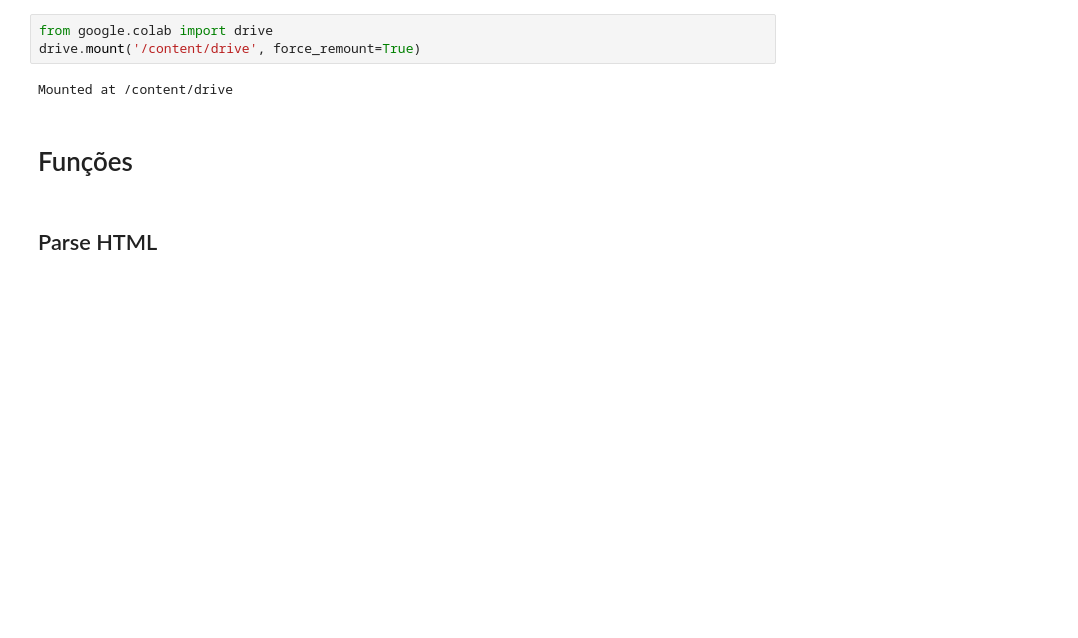
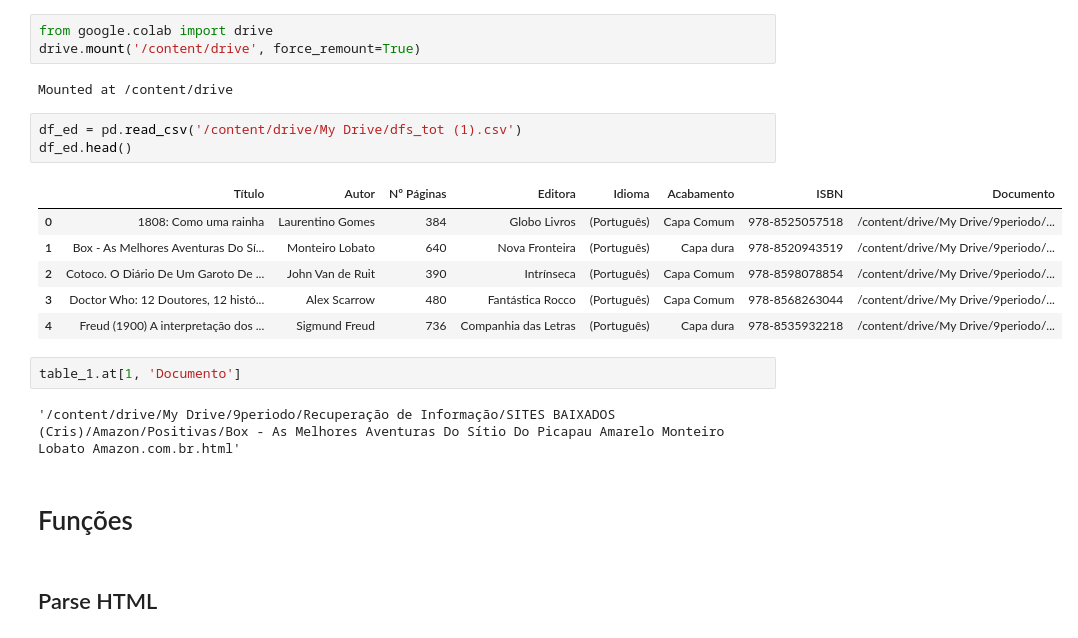
Before and after one commit to cmlins/recuperacaoDeInformacao, a Jupyter notebook: proc_consulta.ipynb, the cells around one changed output. Drawn from its saved outputs; the diff is of its cells as text; blank space fills up the shorter version.

```diff
--- a/proc_consulta.ipynb
+++ b/proc_consulta.ipynb
@@ -12,6 +12,20 @@ from google.colab import drive
 drive.mount('/content/drive', force_remount=True)
 # %% [output]
 Mounted at /content/drive
+# %%
+df_ed = pd.read_csv('/content/drive/My Drive/dfs_tot (1).csv')
+df_ed.head()
+# %% [output]
+|  | Título | Autor | Nº Páginas | Editora | Idioma | Acabamento | ISBN | Documento |
+| 0 | 1808: Como uma rainha | Laurentino Gomes | 384 | Globo Livros | (Português) | Capa Comum | 978-8525057518 | /content/drive/My Drive/9periodo/... |
+| 1 | Box - As Melhores Aventuras Do Sí... | Monteiro Lobato | 640 | Nova Fronteira | (Português) | Capa dura | 978-8520943519 | /content/drive/My Drive/9periodo/... |
+| 2 | Cotoco. O Diário De Um Garoto De ... | John Van de Ruit | 390 | Intrínseca | (Português) | Capa Comum | 978-8598078854 | /content/drive/My Drive/9periodo/... |
+| 3 | Doctor Who: 12 Doutores, 12 histó... | Alex Scarrow | 480 | Fantástica Rocco | (Português) | Capa Comum | 978-8568263044 | /content/drive/My Drive/9periodo/... |
+| 4 | Freud (1900) A interpretação dos ... | Sigmund Freud | 736 | Companhia das Letras | (Português) | Capa dura | 978-8535932218 | /content/drive/My Drive/9periodo/... |
+# %%
+table_1.at[1, 'Documento']
+# %% [output]
+'/content/drive/My Drive/9periodo/Recuperação de Informação/SITES BAIXADOS (Cris)/Amazon/Positivas/Box - As Melhores Aventuras Do Sítio Do Picapau Amarelo Monteiro Lobato Amazon.com.br.html'
 # %% [markdown]
 # Funções
 # %% [markdown]
```
Also changed, not shown: parts of 38 cells of this notebook.
